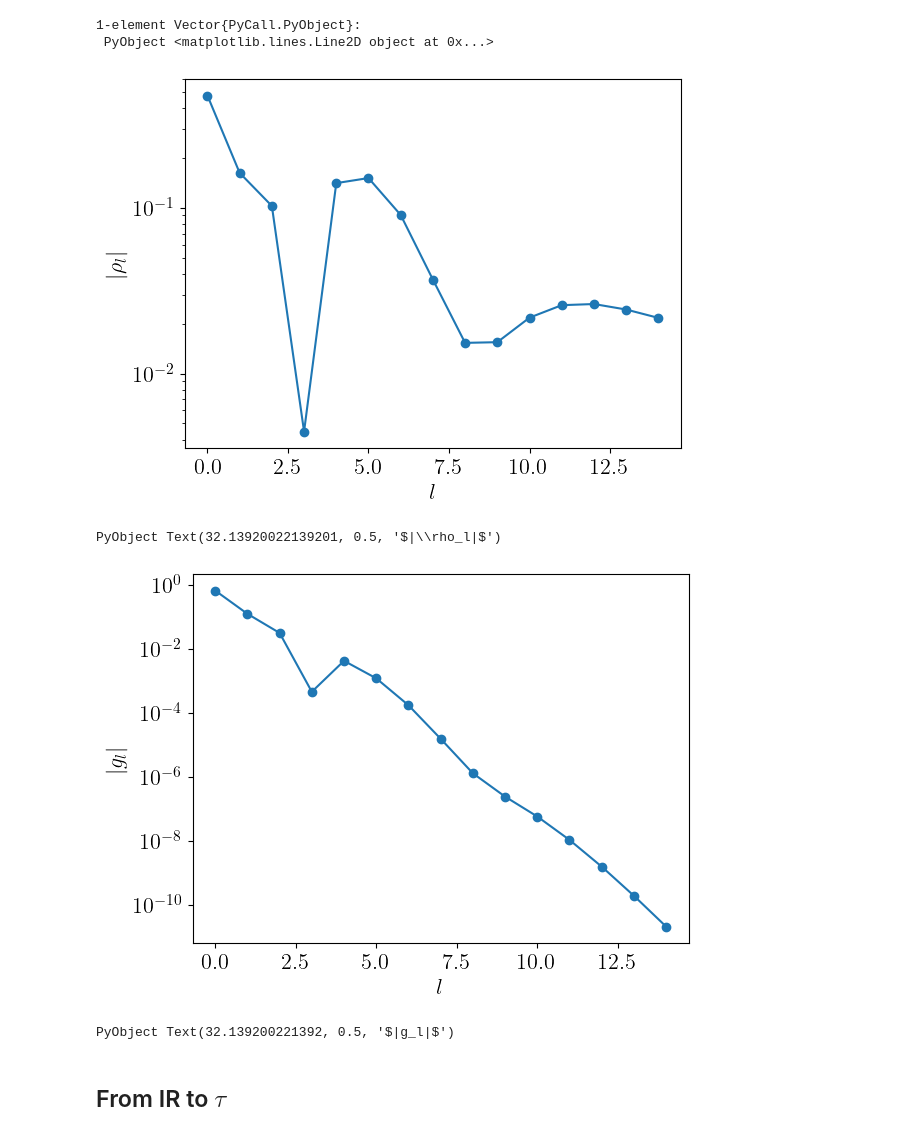
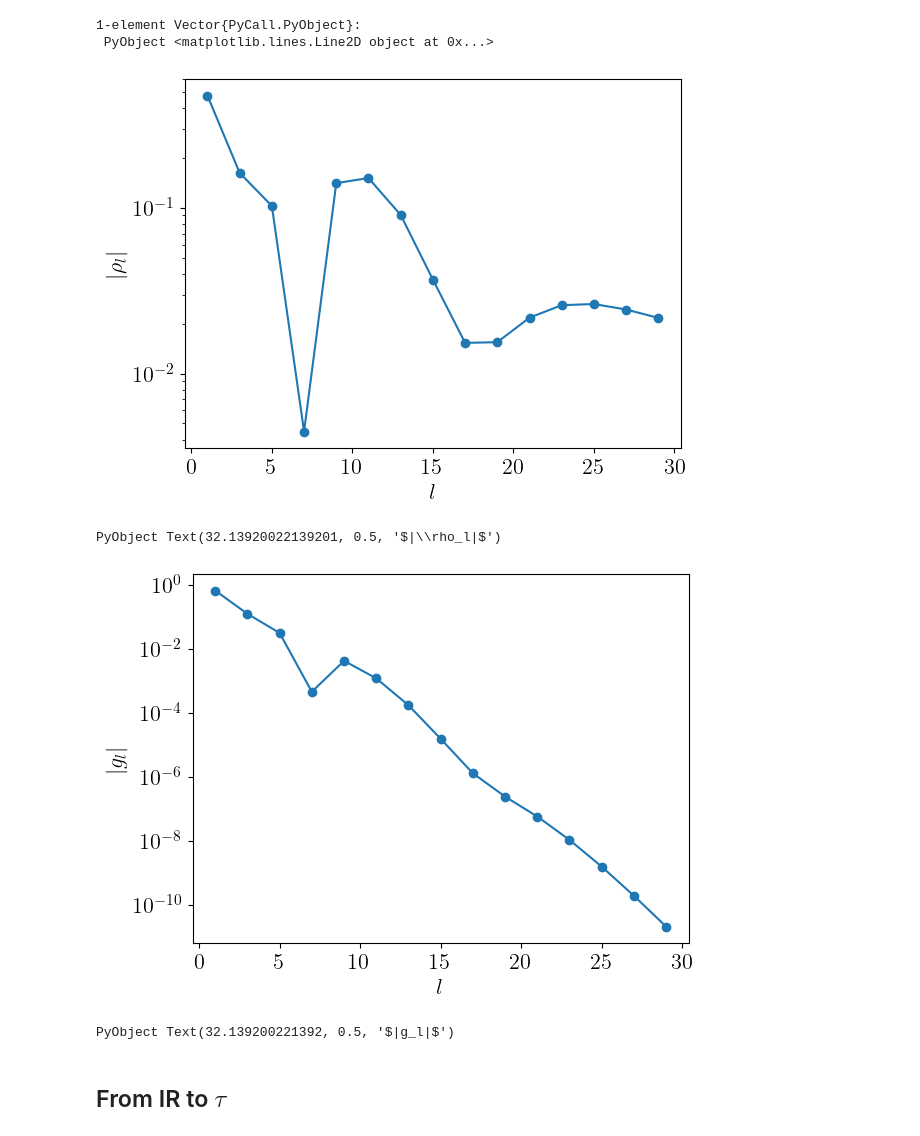
Before and after one commit to shinaoka/numerical_recipes_many_body_physics, a Jupyter notebook: section7_julia.ipynb, the cells around one changed output. Saved outputs shown, nothing was run; the diff lists cells and outputs as text; code cells hidden in the pictures.

```diff
--- a/section7_julia.ipynb
+++ b/section7_julia.ipynb
@@ -53,19 +53,19 @@ plt.plot(omegas, rho(omegas))
  PyObject <matplotlib.lines.Line2D object at 0x...>
 # %%
 rhol = basis.v.overlap(rho)
-plt.semilogy(abs.(rhol[1:2:end]), marker="o")
+plt.semilogy(1:2:length(basis.s), abs.(rhol[1:2:end]), marker="o")
 plt.xlabel(L"$l$")
 plt.ylabel(L"$|\rho_l|$")
 # %% [output]
-[figure, old version]
+[figure, new version]
 PyObject Text(32.13920022139201, 0.5, '$|\\rho_l|$')
 # %%
 gl = -basis.s .* rhol
-plt.semilogy(abs.(gl[1:2:end]), marker="o")
+plt.semilogy(1:2:length(basis.s), abs.(gl[1:2:end]), marker="o")
 plt.xlabel(L"$l$")
 plt.ylabel(L"$|g_l|$")
 # %% [output]
-[figure, old version]
+[figure, new version]
 PyObject Text(32.139200221392, 0.5, '$|g_l|$')
 # %% [markdown]
 ## From IR to $\tau$
```
Also changed, not shown: 4 other files.
